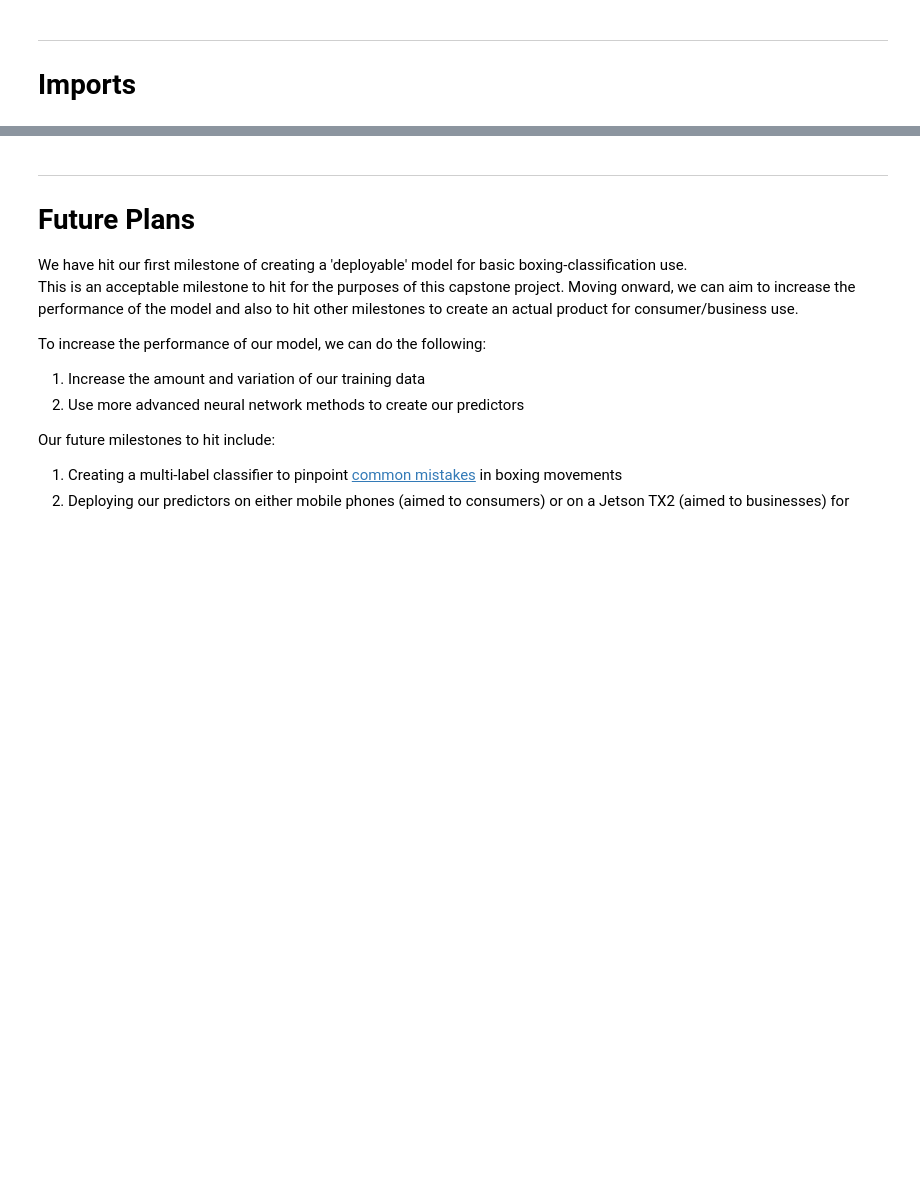
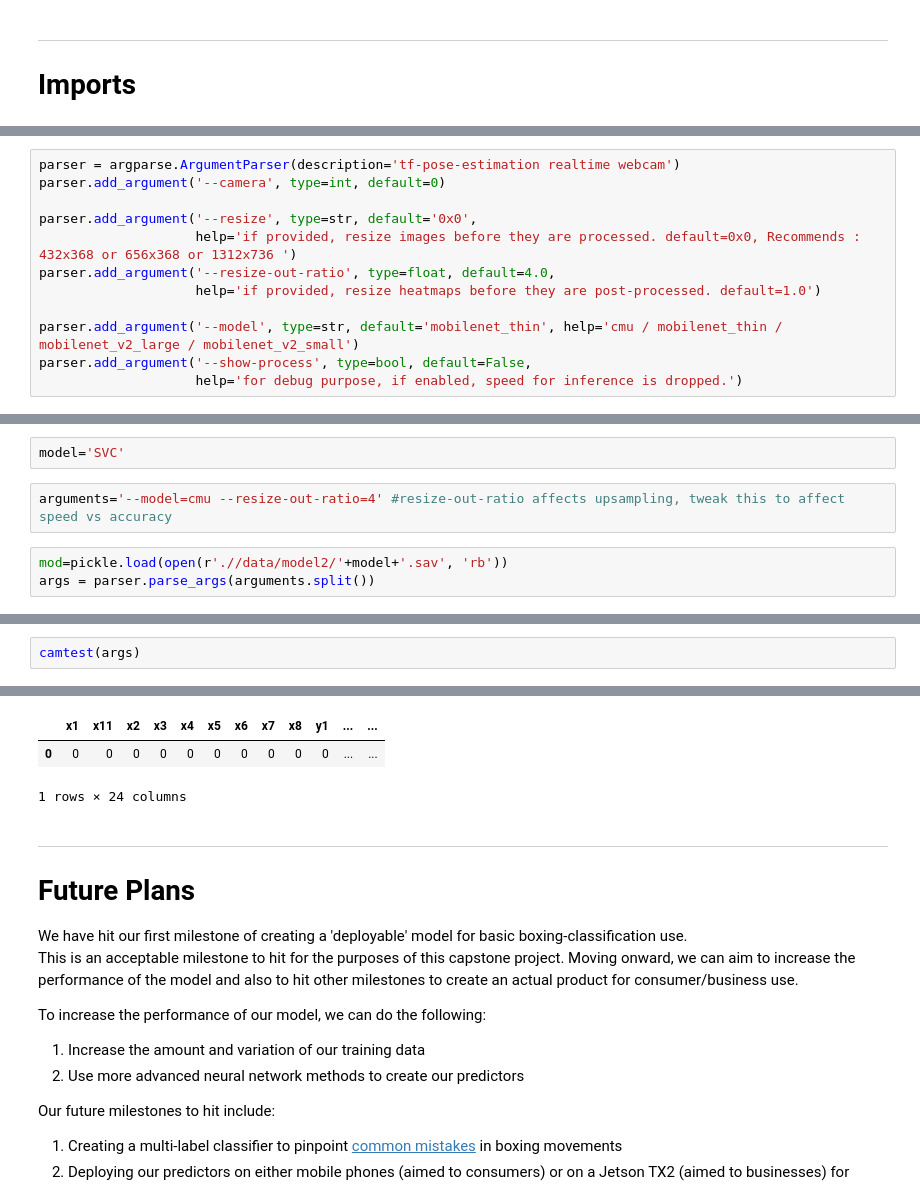
Before and after one commit to changchuhua/create-boxing-classifier, a Jupyter notebook: 10_Deployment.ipynb, the cells around one changed output, grey strips where cells are left out. Cells and saved outputs as stored; diff of their text form; blank space fills up the shorter version.

```diff
--- a/10_Deployment.ipynb
+++ b/10_Deployment.ipynb
@@ -11,0 +40,12 @@
+# %%
+parser = argparse.ArgumentParser(description='tf-pose-estimation realtime webcam')
+parser.add_argument('--camera', type=int, default=0)
+
+parser.add_argument('--resize', type=str, default='0x0',
+                    help='if provided, resize images before they are processed. default=0x0, Recommends : 432x368 or 656x368 or 1312x736 ')
+parser.add_argument('--resize-out-ratio', type=float, default=4.0,
+                    help='if provided, resize heatmaps before they are post-processed. default=1.0')
+
+parser.add_argument('--model', type=str, default='mobilenet_thin', help='cmu / mobilenet_thin / mobilenet_v2_large / mobilenet_v2_small')
+parser.add_argument('--show-process', type=bool, default=False,
+                    help='for debug purpose, if enabled, speed for inference is dropped.')
@@ -11,0 +54,7 @@
+# %%
+model='SVC'
+# %%
+arguments='--model=cmu --resize-out-ratio=4' #resize-out-ratio affects upsampling, tweak this to affect speed vs accuracy
+# %%
+mod=pickle.load(open(r'.//data/model2/'+model+'.sav', 'rb'))
+args = parser.parse_args(arguments.split())
@@ -11,0 +151,3 @@
+# %%
+camtest(args)
+# %% [output]
@@ -12,3 +171,6 @@
+|  | x1 | x11 | x2 | x3 | x4 | x5 | x6 | x7 | x8 | y1 | ... | ... |
+| 0 | 0 | 0 | 0 | 0 | 0 | 0 | 0 | 0 | 0 | 0 | ... | ... |
+1 rows × 24 columns
 # %% [markdown]
 ---
 # Future Plans<a id=plans></a>
```
Also changed, not shown: parts of 7 cells of this notebook, 5 other files.
